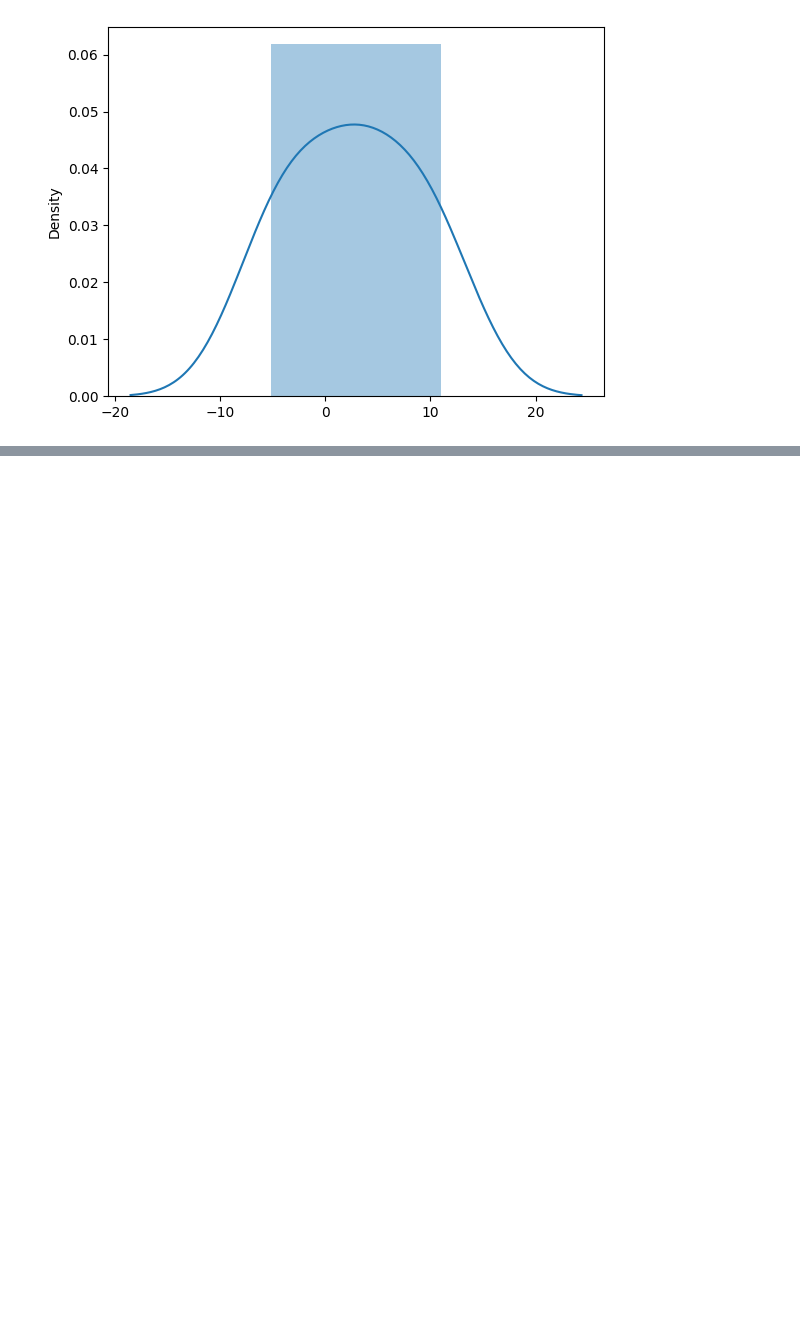
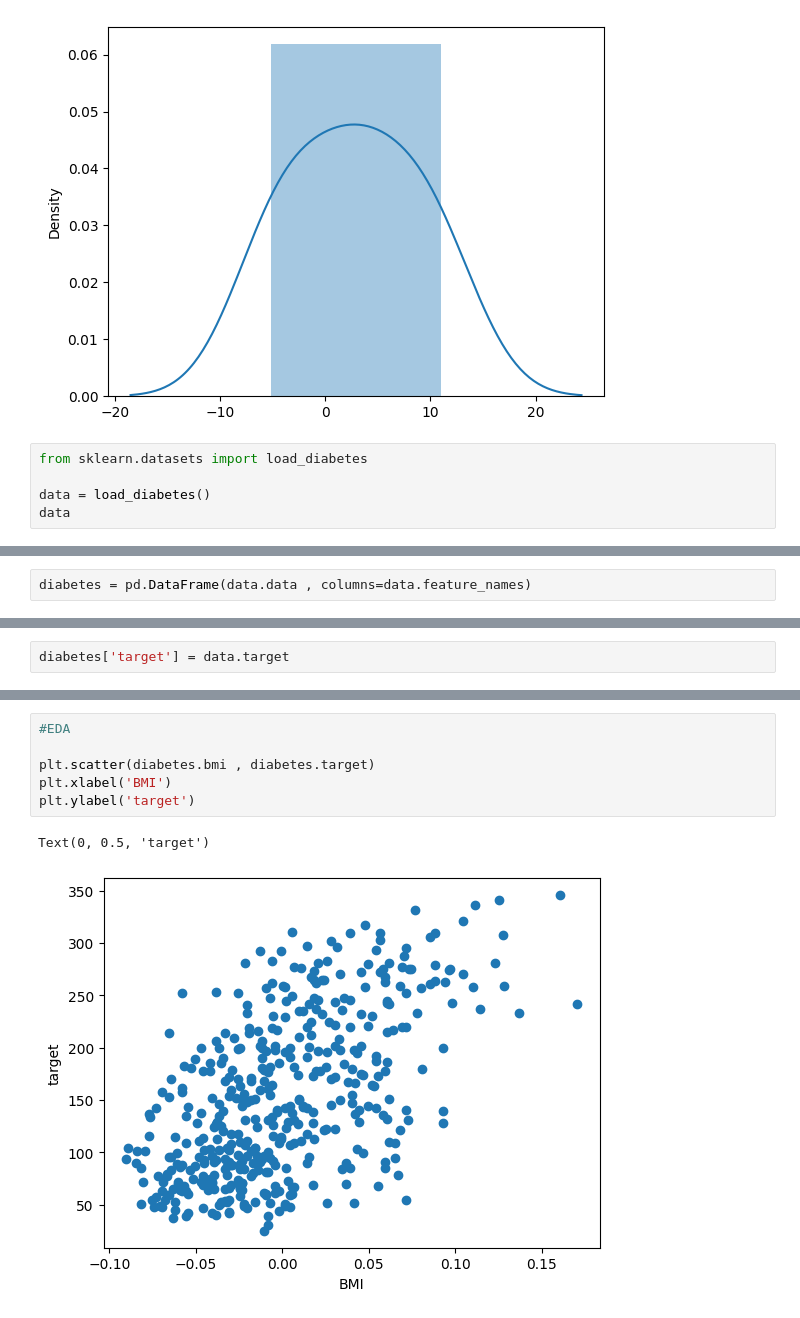
Before and after one commit to Shivamm-Sharmaa/LinearRegressionModel, a Jupyter notebook: LinearRegressionModal.ipynb, the cells around one changed output, grey strips where cells are left out. Drawn from its saved outputs; the diff is of its cells as text; blank space fills up the shorter version.

```diff
--- a/LinearRegressionModal.ipynb
+++ b/LinearRegressionModal.ipynb
@@ -263,3 +263,8 @@ https://gist.github.com/mwaskom/de44147ed2974457ad6372750bbe5751
   sns.distplot(Error)
 <Axes: ylabel='Density'>
 [figure]
+# %%
+from sklearn.datasets import load_diabetes
+
+data = load_diabetes()
+data
@@ -265,0 +289,2 @@ https://gist.github.com/mwaskom/de44147ed2974457ad6372750bbe5751
+# %%
+diabetes = pd.DataFrame(data.data , columns=data.feature_names)
@@ -265,0 +309,2 @@ https://gist.github.com/mwaskom/de44147ed2974457ad6372750bbe5751
+# %%
+diabetes['target'] = data.target
@@ -265,0 +327,9 @@ https://gist.github.com/mwaskom/de44147ed2974457ad6372750bbe5751
+# %%
+#EDA
+
+plt.scatter(diabetes.bmi , diabetes.target)
+plt.xlabel('BMI')
+plt.ylabel('target')
+# %% [output]
+Text(0, 0.5, 'target')
+[figure, added]
```
Also changed, not shown: parts of 14 cells of this notebook, 1 other file.
